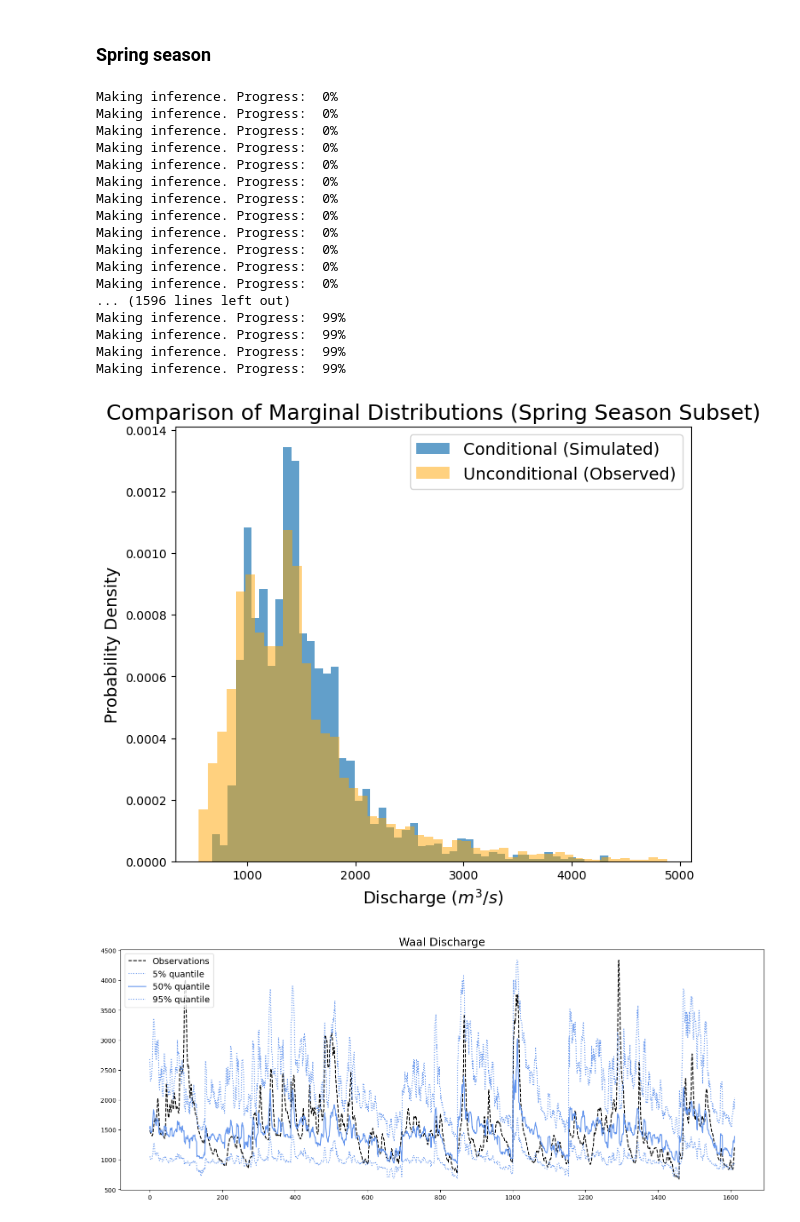
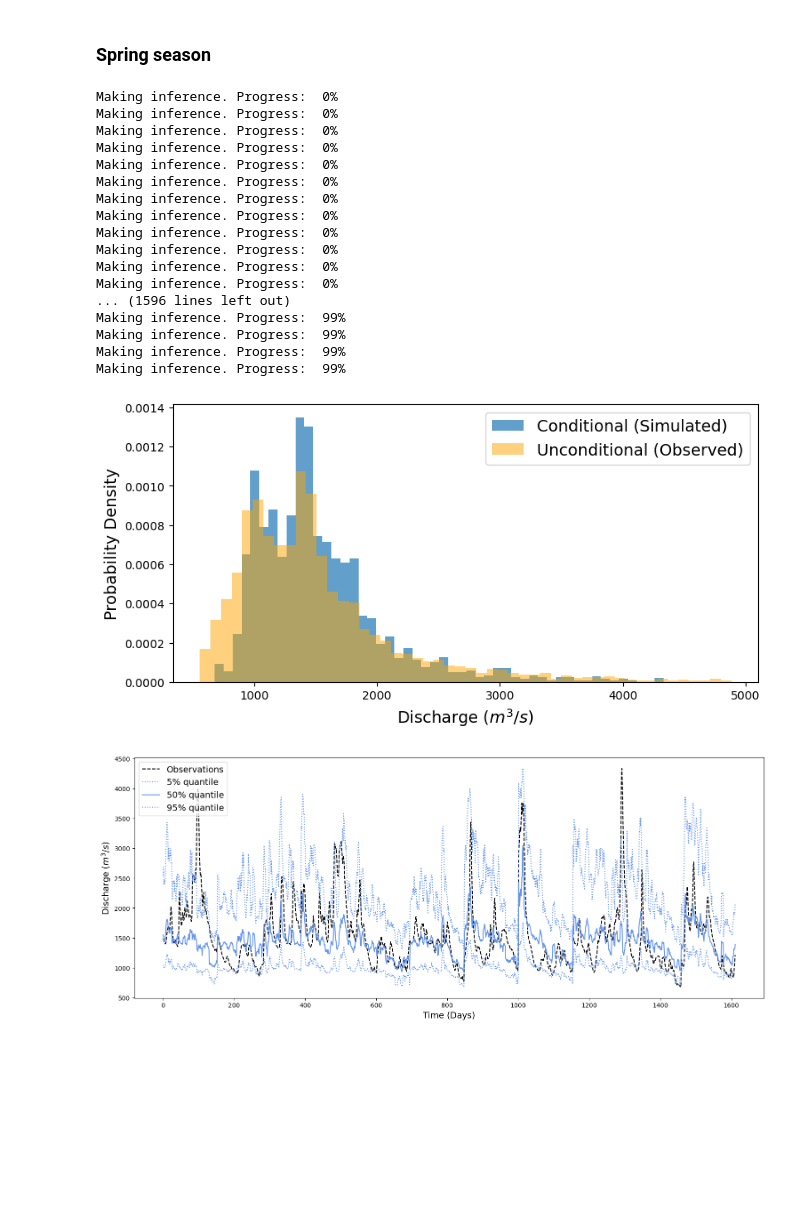
Before and after one commit to Loe-SS/MORE, a Jupyter notebook: NPBN_Analysis.ipynb, the cells around one changed output. Drawn from its saved outputs; the diff is of its cells as text; code cells hidden in the pictures; blank space fills up the shorter version.

```diff
--- a/NPBN_Analysis.ipynb
+++ b/NPBN_Analysis.ipynb
@@ -1106,36 +1108,36 @@ Q_pred = inference(Nodes = condition_nodes,
               empirical_data = True,
               SampleSize = 1000,
               Output = 'full').squeeze()
 
-fig, axes = plt.subplots(1, 1, figsize=(7, 6), layout='constrained')
+fig, axes = plt.subplots(1, 1, figsize=(8,4), layout='constrained')
 
 axes.hist(Q_pred.flatten(), bins=50, density=True, label='Conditional (Simulated)', alpha=0.7)
 axes.hist(data.iloc[:, 0], bins=50, density=True, label='Unconditional (Observed)', alpha=0.5, color='orange')
 
-axes.set_title('Comparison of Marginal Distributions (Spring Season Subset)', fontsize=18)
+# axes.set_title('Comparison of Marginal Distributions (Spring Season Subset)', fontsize=18)
 axes.set_xlabel('Discharge ($m^3/s$)', fontsize=14)
 axes.set_ylabel('Probability Density', fontsize=14)
 axes.legend(fontsize=14)
 plt.show()
 # %% [output]
 Making inference. Progress:  0%
 Making inference. Progress:  0%
 Making inference. Progress:  0%
 Making inference. Progress:  0%
 Making inference. Progress:  0%
 Making inference. Progress:  0%
 Making inference. Progress:  0%
 Making inference. Progress:  0%
 Making inference. Progress:  0%
 Making inference. Progress:  0%
 Making inference. Progress:  0%
 Making inference. Progress:  0%
 ... (1596 lines left out)
 Making inference. Progress:  99%
 Making inference. Progress:  99%
 Making inference. Progress:  99%
 Making inference. Progress:  99%
-[figure, old version]
+[figure, new version]
 # %%
 init = 0
 end = len(data_spring.index)
@@ -1167,8 +1169,10 @@ axes.plot(np.quantile(Q_pred_matrix, 0.05, axis=1), ':', color = 'cornflowerblue
 axes.plot(np.quantile(Q_pred_matrix, 0.5, axis=1), color = 'cornflowerblue', label = '50% quantile')
 axes.plot(np.quantile(Q_pred_matrix, 0.95, axis=1), ':', color = 'cornflowerblue', label = '95% quantile')
 
-axes.set_title('Waal Discharge',fontsize=18)
+# axes.set_title('Waal Discharge (Spring Season)',fontsize=18)
+axes.set_xlabel('Time (Days)', fontsize=14)
+axes.set_ylabel('Discharge ($m^3/s$)', fontsize=14)
 axes.legend(fontsize=14)
 plt.show()
 # %% [output]
-[figure, old version]
+[figure, new version]
```
Also changed, not shown: parts of 2 cells of this notebook.
